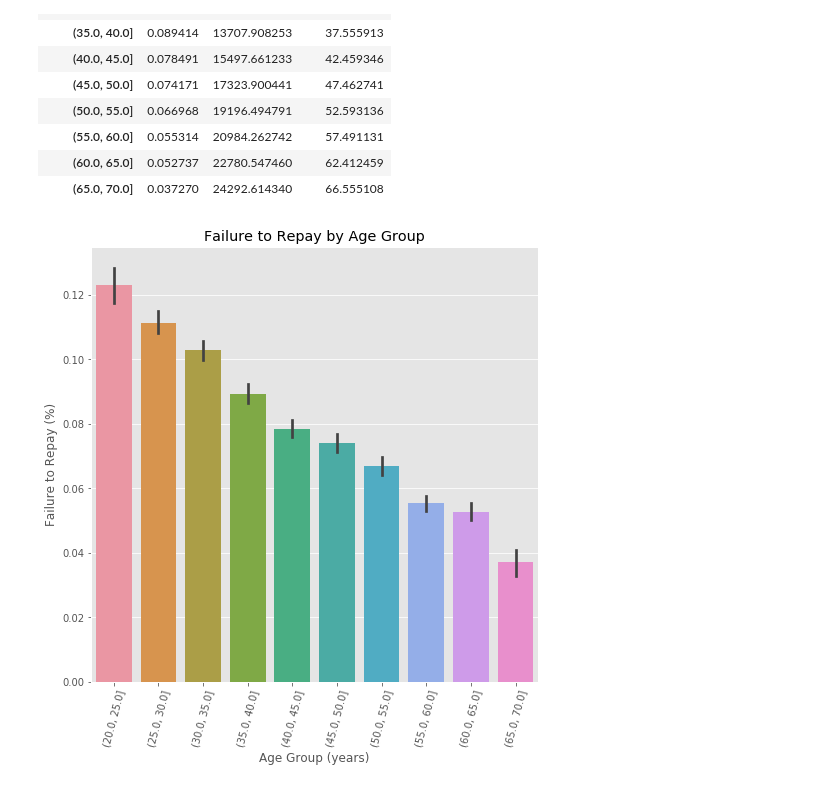
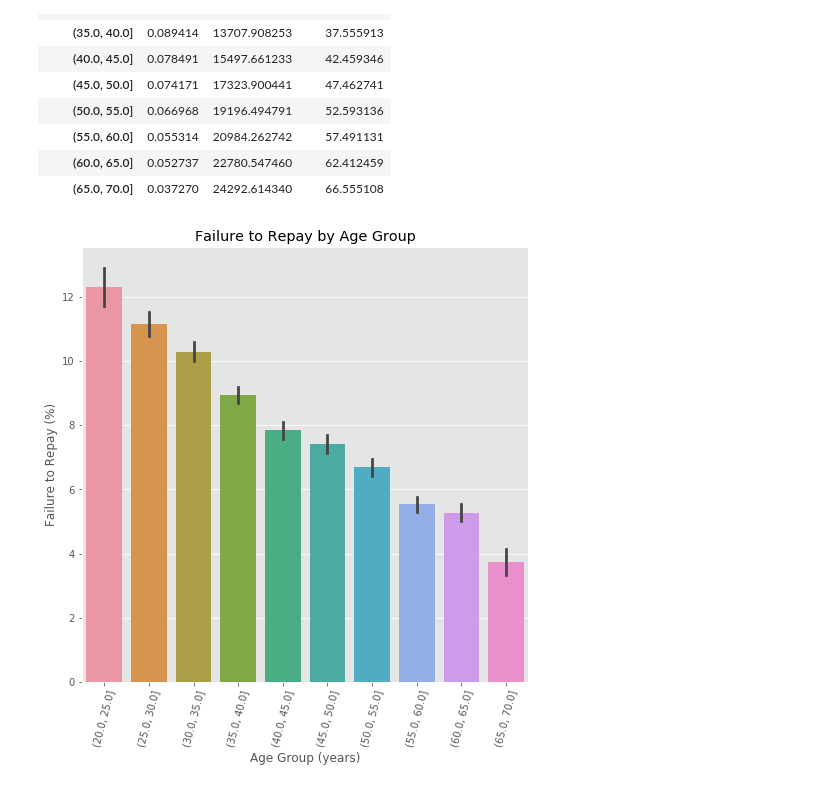
Before and after one commit to Rex-Chiang/2nd-ML100Days, a Jupyter notebook: homework/Day_011_HW.ipynb, the cells around one changed output. Drawn from its saved outputs; the diff is of its cells as text; code cells hidden in the pictures.

```diff
--- a/homework/Day_011_HW.ipynb
+++ b/homework/Day_011_HW.ipynb
@@ -107,13 +107,13 @@ age_groups
 # %%
 plt.figure(figsize = (8, 8))
 
 # 以年齡區間為 x, target 為 y 繪製 barplot
 px = age_data["YEARS_BINNED"]
-py = age_data["TARGET"]
+py = age_data["TARGET"] * 100
 sns.barplot(px, py)
 
 # Plot labeling
 plt.xticks(rotation = 75); plt.xlabel('Age Group (years)'); plt.ylabel('Failure to Repay (%)')
 plt.title('Failure to Repay by Age Group');
 # %% [output]
-[figure, old version]
+[figure, new version]
```
Also changed, not shown: 2 other files.
